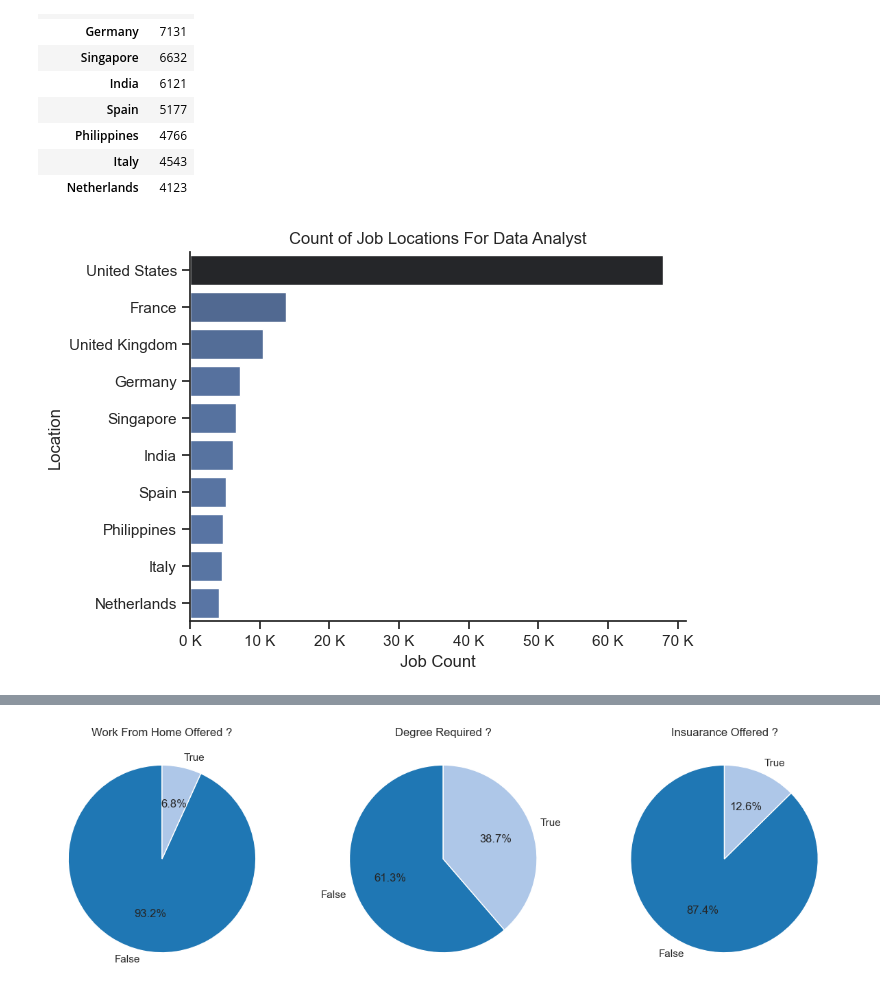
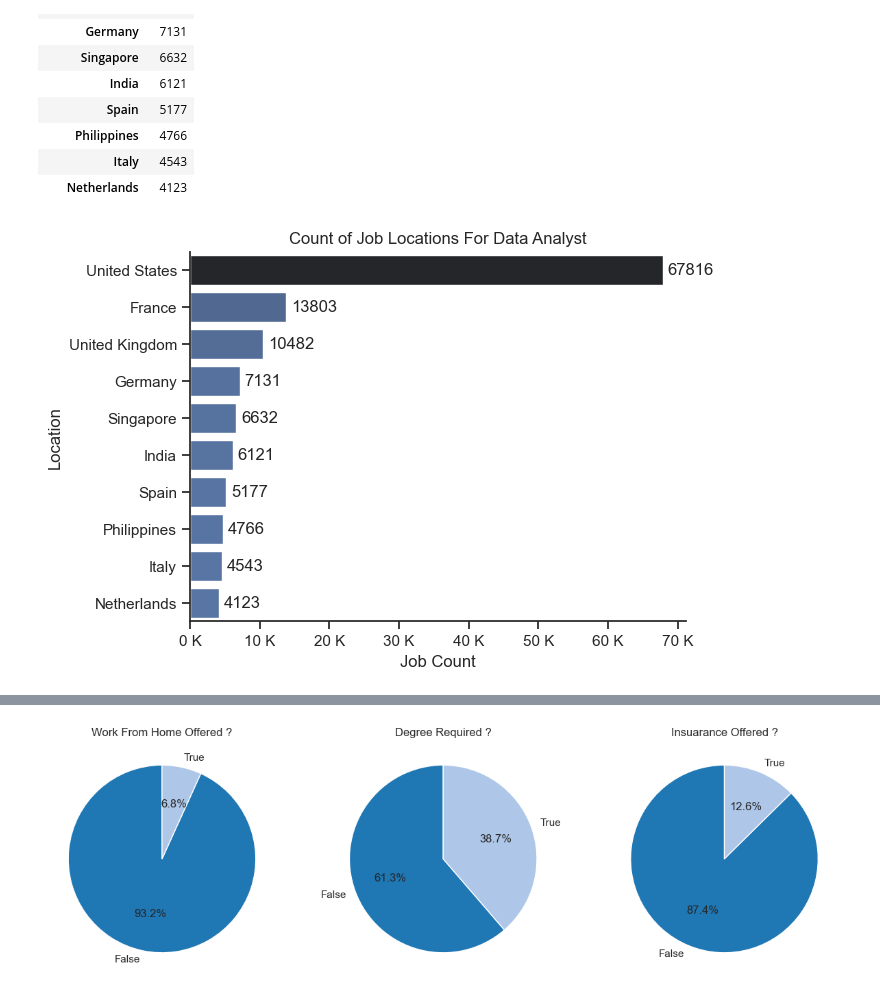
Before and after one commit to utkarsh-naik10/PYTHON_PROJECTS, a Jupyter notebook: 1.Job_Data_Analysis/Notebook/1.Exploratory_Data_Analysis.ipynb, the cells around one changed output, grey strips where cells are left out. Cells and saved outputs as stored; diff of their text form; code cells hidden in the pictures.

```diff
--- a/1.Job_Data_Analysis/Notebook/1.Exploratory_Data_Analysis.ipynb
+++ b/1.Job_Data_Analysis/Notebook/1.Exploratory_Data_Analysis.ipynb
@@ -36,17 +36,20 @@ df_plot
 | Italy | 4543 |
 | Netherlands | 4123 |
 # %%
-sns.barplot(data=df_plot,x='count',y='job_country',hue='count',palette='dark:b_r',legend=False)
+ax=sns.barplot(data=df_plot,x='count',y='job_country',hue='count',palette='dark:b_r',legend=False)
 sns.set_theme(style='ticks')
 plt.xlabel('Job Count')
 plt.ylabel('Location')
 plt.title('Count of Job Locations For Data Analyst')
+
+ax.xaxis.set_major_formatter(plt.FuncFormatter(lambda x,_: f'{int(x/1000)} K'))
+for i,v in enumerate(df_plot['count']):
+    ax.text(v+(max(df_plot['count'])*0.01), i, f'{v}',va='center',fontsize=12)
+
 sns.despine()
-ax=plt.gca()
-ax.xaxis.set_major_formatter(plt.FuncFormatter(lambda x,_: f'{int(x/1000)} K'))
 plt.show()
 # %% [output]
-[figure, old version]
+[figure, new version]
 # %%
 df_DA.head()
 # %% [output]
```
Also changed, not shown: parts of 4 cells of this notebook.
